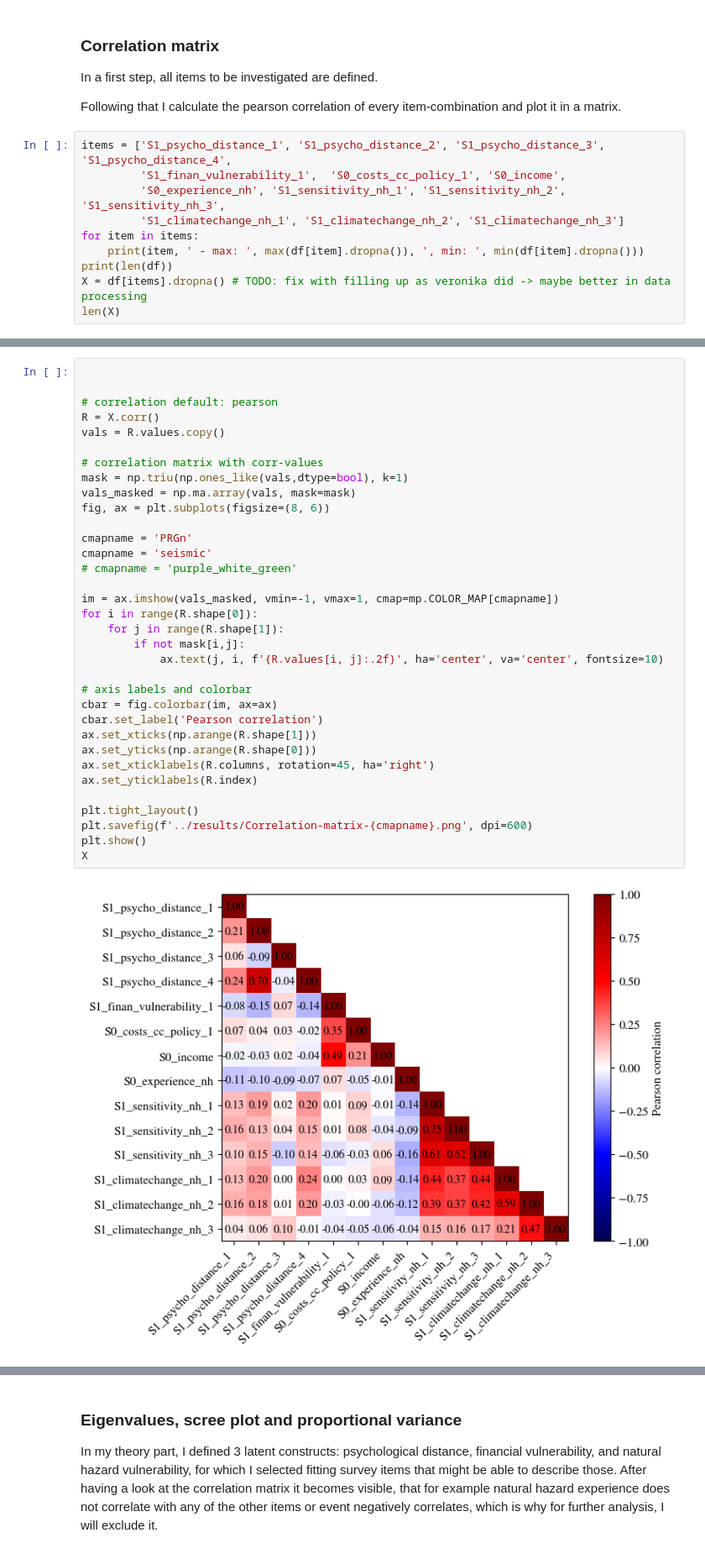
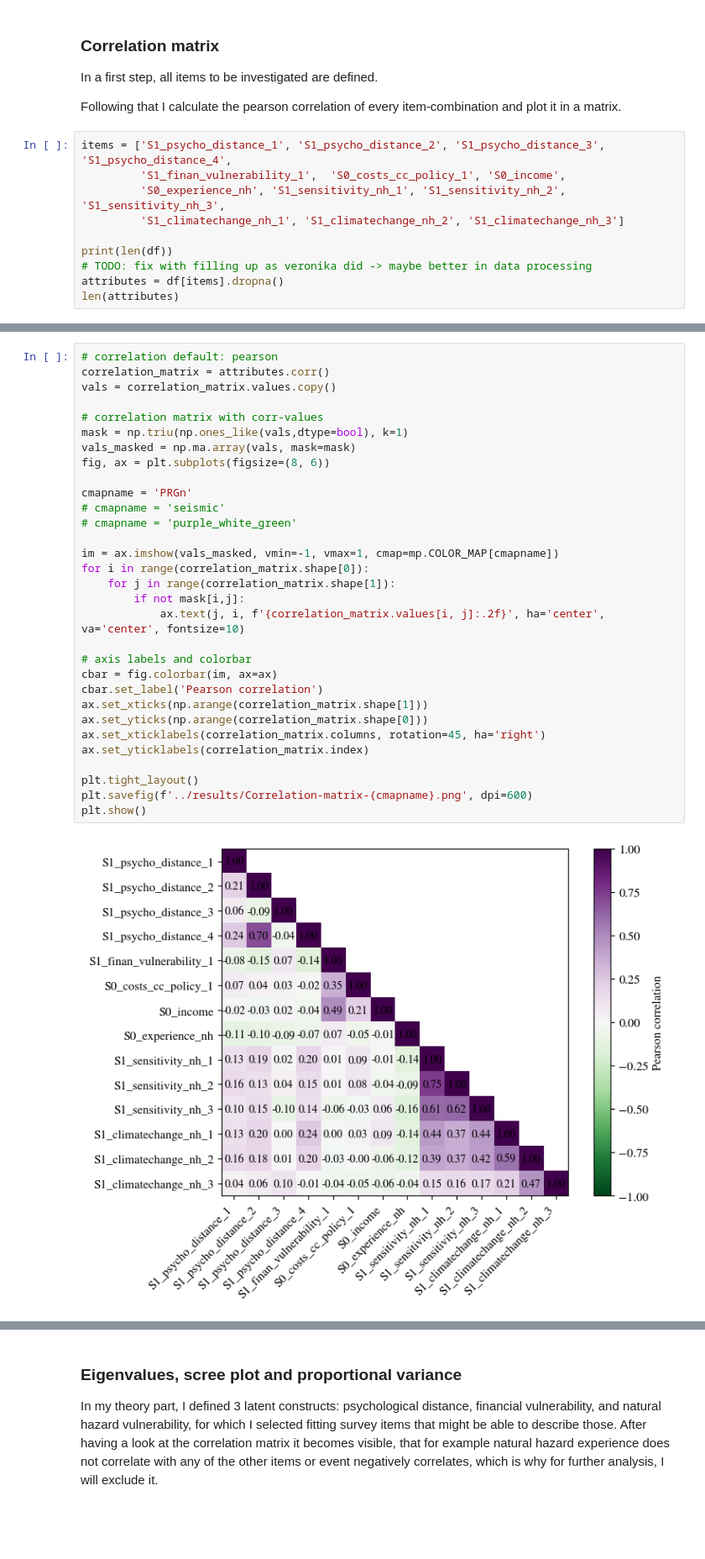
Before and after one commit to matalie/natural-hazard-solidarity, a Jupyter notebook: latent_constructs.ipynb, the cells around one changed output, grey strips where cells are left out. Shown at 84% size. Saved outputs shown, nothing was run; the diff lists cells and outputs as text; blank space fills up the shorter version.

Commit message:
small changes before left, right bias and interrespondent bias

```diff
--- a/latent_constructs.ipynb
+++ b/latent_constructs.ipynb
@@ -63,9 +63,9 @@ items = ['S1_psycho_distance_1', 'S1_psycho_distance_2', 'S1_psycho_distance_3',
          'S1_finan_vulnerability_1',  'S0_costs_cc_policy_1', 'S0_income',
          'S0_experience_nh', 'S1_sensitivity_nh_1', 'S1_sensitivity_nh_2', 'S1_sensitivity_nh_3',
          'S1_climatechange_nh_1', 'S1_climatechange_nh_2', 'S1_climatechange_nh_3']
-for item in items:
-    print(item, ' - max: ', max(df[item].dropna()), ', min: ', min(df[item].dropna()))
+
 print(len(df))
-X = df[items].dropna() # TODO: fix with filling up as veronika did -> maybe better in data processing
-len(X)
+# TODO: fix with filling up as veronika did -> maybe better in data processing
+attributes = df[items].dropna()
+len(attributes)
 # %% [output]
@@ -86,38 +72,35 @@ S1_climatechange_nh_3  - max:  6.0 , min:  1.0
 503
 330
 # %%
-
-
 # correlation default: pearson
-R = X.corr()
-vals = R.values.copy()
+correlation_matrix = attributes.corr()
+vals = correlation_matrix.values.copy()
 
 # correlation matrix with corr-values
 mask = np.triu(np.ones_like(vals,dtype=bool), k=1)
 vals_masked = np.ma.array(vals, mask=mask)
 fig, ax = plt.subplots(figsize=(8, 6))
 
 cmapname = 'PRGn'
-cmapname = 'seismic'
+# cmapname = 'seismic'
 # cmapname = 'purple_white_green'
 
 im = ax.imshow(vals_masked, vmin=-1, vmax=1, cmap=mp.COLOR_MAP[cmapname])
-for i in range(R.shape[0]):
-    for j in range(R.shape[1]):
+for i in range(correlation_matrix.shape[0]):
+    for j in range(correlation_matrix.shape[1]):
         if not mask[i,j]:
-            ax.text(j, i, f'{R.values[i, j]:.2f}', ha='center', va='center', fontsize=10)
+            ax.text(j, i, f'{correlation_matrix.values[i, j]:.2f}', ha='center', va='center', fontsize=10)
 
 # axis labels and colorbar
 cbar = fig.colorbar(im, ax=ax)
 cbar.set_label('Pearson correlation')
-ax.set_xticks(np.arange(R.shape[1]))
-ax.set_yticks(np.arange(R.shape[0]))
-ax.set_xticklabels(R.columns, rotation=45, ha='right')
-ax.set_yticklabels(R.index)
+ax.set_xticks(np.arange(correlation_matrix.shape[1]))
+ax.set_yticks(np.arange(correlation_matrix.shape[0]))
+ax.set_xticklabels(correlation_matrix.columns, rotation=45, ha='right')
+ax.set_yticklabels(correlation_matrix.index)
 
 plt.tight_layout()
 plt.savefig(f'../results/Correlation-matrix-{cmapname}.png', dpi=600)
 plt.show()
-X
 # %% [output]
-[figure, old version]
+[figure, new version]
```
Also changed, not shown: parts of 15 cells of this notebook, 4 other files.
